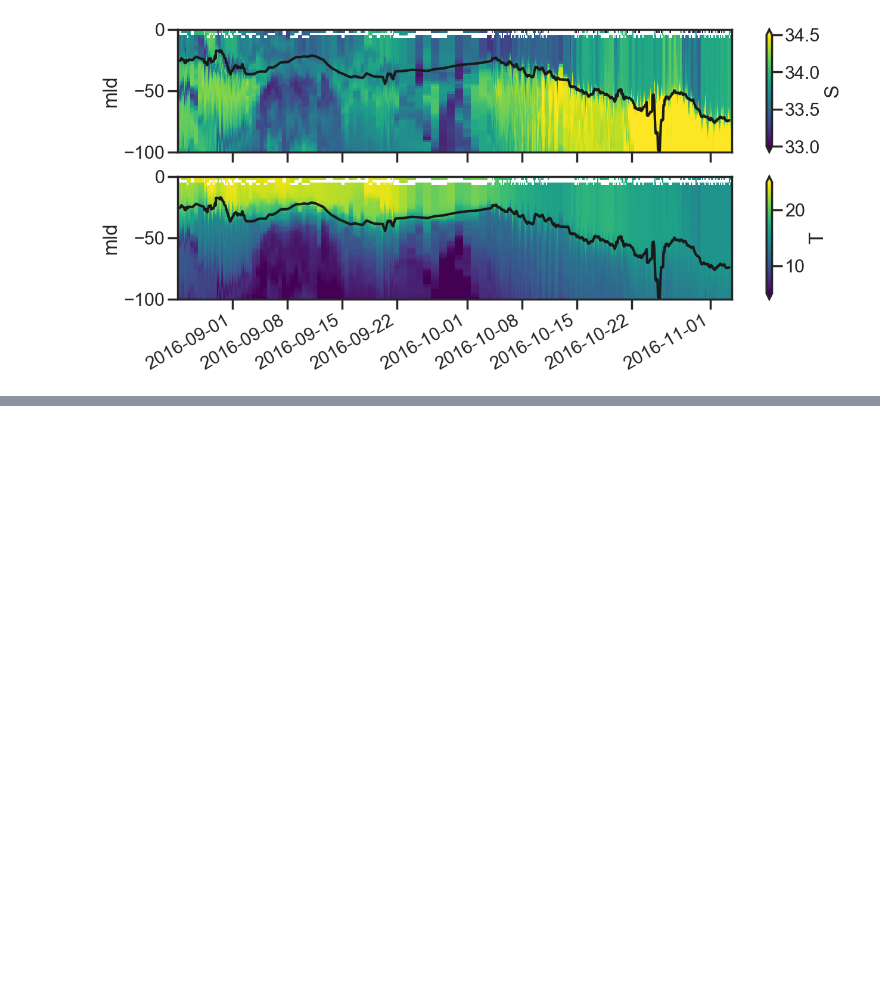
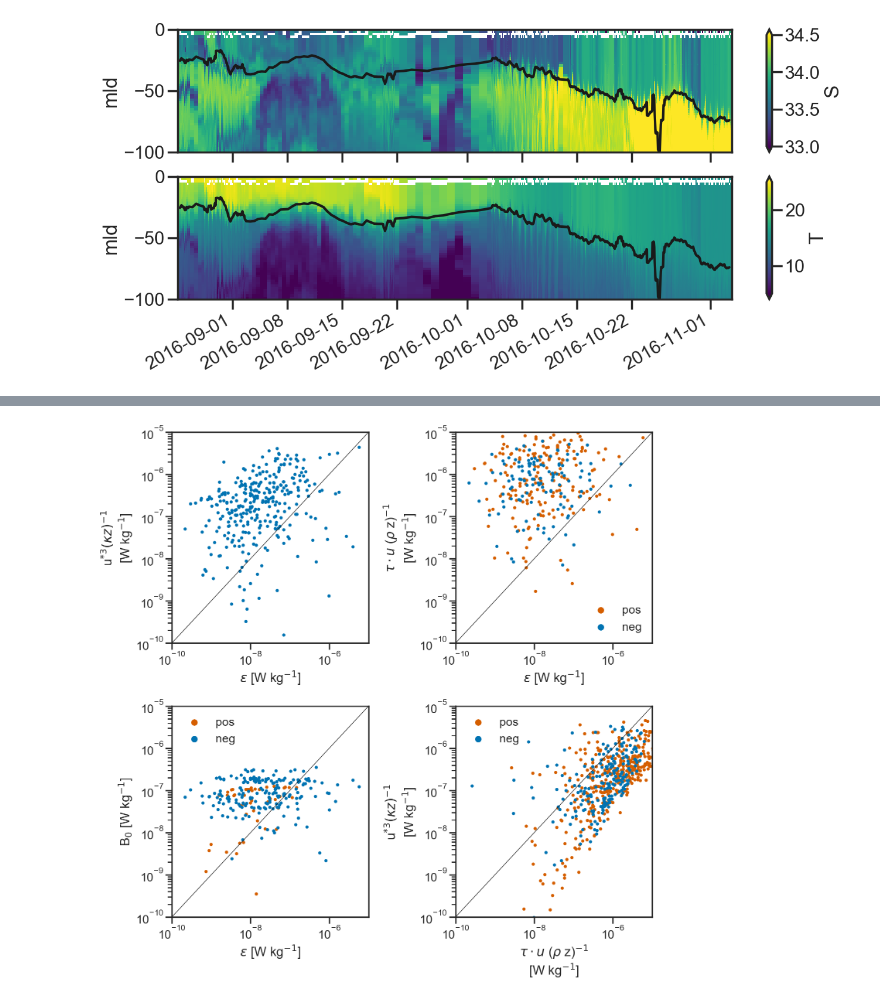
Before and after one commit to sessink/NIW, a Jupyter notebook: notebooks/turbulent_terms.ipynb, the cells around one changed output, grey strips where cells are left out. Saved outputs shown, nothing was run; the diff lists cells and outputs as text; code cells hidden in the pictures; blank space fills up the shorter version.

```diff
--- a/notebooks/turbulent_terms.ipynb
+++ b/notebooks/turbulent_terms.ipynb
@@ -400,0 +407,60 @@ raw.to_netcdf(f'../data/turb/turb_{floatid}.nc')
+# %%
+f,ax=plt.subplots(2,2, figsize=(15,15))
+ax = ax.ravel()
+
+xr.plot.scatter(raw,'meps','mshear_prod',marker='.',lw=0,ax=ax[0])
+# ax[0].plot(raw.meps,raw.meps,lw=1, marker=None, color='k')
+ax[0].plot([1e-10, 1e-5],[1e-10, 1e-5],lw=1, marker=None, color='k')
+ax[0].set_xscale('log')
+ax[0].set_yscale('log')
+ax[0].set_xlim(1e-10,1e-5)
+ax[0].set_ylim(1e-10,1e-5);
+ax[0].set_xlabel(r'$\epsilon$ [W kg$^{-1}$]')
+ax[0].set_ylabel(r'u$^{*3} (\kappa z)^{-1}$'+'\n'+r'[W kg$^{-1}$]')
+
+raw['taudotu+'] = raw.taudotu_wg.where(raw.taudotu_wg>0)
+raw['taudotu-'] = np.abs( raw.taudotu_wg.where(raw.taudotu_wg<0) )
+xr.plot.scatter(raw,'meps','taudotu+',marker='.',lw=0,ax=ax[1], color='r', label=r'pos')
+xr.plot.scatter(raw,'meps','taudotu-',marker='.',lw=0,ax=ax[1], color='b', label=r'neg')
+# ax[1].plot(raw.meps,raw.meps,lw=1, marker=None, color='k')
+ax[1].plot([1e-10, 1e-5],[1e-10, 1e-5],lw=1, marker=None, color='k')
+ax[1].set_xscale('log')
+ax[1].set_yscale('log')
+ax[1].set_xlim(1e-10,1e-5)
+ax[1].set_ylim(1e-10,1e-5);
+ax[1].set_xlabel(r'$\epsilon$ [W kg$^{-1}$]')
+ax[1].set_ylabel(r'$\tau \cdot u$ ($\rho$ z)$^{-1}$' +'\n'+ '[W kg$^{-1}$]')
+ax[1].legend(markerscale=2)
+
+raw['B+'] = raw.B.where(raw.B>0)
+raw['B-'] = np.abs( raw.B.where(raw.B<0) )
+xr.plot.scatter(raw,'meps','B+',marker='.',lw=0,ax=ax[2], color='r', label=r'pos')
+xr.plot.scatter(raw,'meps','B-',marker='.',lw=0,ax=ax[2], color='b', label=r'neg')
+# ax[2].plot(raw.meps,raw.meps,lw=1, marker=None, color='k')
+ax[2].plot([1e-10, 1e-5],[1e-10, 1e-5],lw=1, marker=None, color='k')
+ax[2].set_xscale('log')
+ax[2].set_yscale('log')
+ax[2].set_xlim(1e-10,1e-5)
+ax[2].set_ylim(1e-10,1e-5);
+ax[2].set_xlabel(r'$\epsilon$ [W kg$^{-1}$]')
+ax[2].set_ylabel(r'B$_0$ [W kg$^{-1}$]')
+ax[2].legend(markerscale=2)
+
+xr.plot.scatter(raw,'taudotu+','mshear_prod',marker='.',lw=0,ax=ax[3], color='r', label=r'pos')
+xr.plot.scatter(raw,'taudotu-','mshear_prod',marker='.',lw=0,ax=ax[3], color='b', label=r'neg')
+# ax[3].plot(raw.meps,raw.meps,lw=1, marker=None, color='k')
+
+ax[3].plot([1e-10, 1e-5],[1e-10, 1e-5],lw=1, marker=None, color='k')
+ax[3].set_xscale('log')
+ax[3].set_yscale('log')
+ax[3].set_xlim(1e-10,1e-5)
+ax[3].set_ylim(1e-10,1e-5);
+ax[3].set_xlabel(r'$\tau \cdot u$ ($\rho$ z)$^{-1}$' +'\n'+ '[W kg$^{-1}$]')
+ax[3].set_ylabel(r'u$^{*3} (\kappa z)^{-1}$'+'\n'+r'[W kg$^{-1}$]')
+ax[3].legend(markerscale=2)
+
+plt.tight_layout()
+
+plt.savefig('../figures/terms_scatter.pdf')
+# %% [output]
+[figure, added]
```
Also changed, not shown: parts of 7 cells of this notebook, 1 other file.
